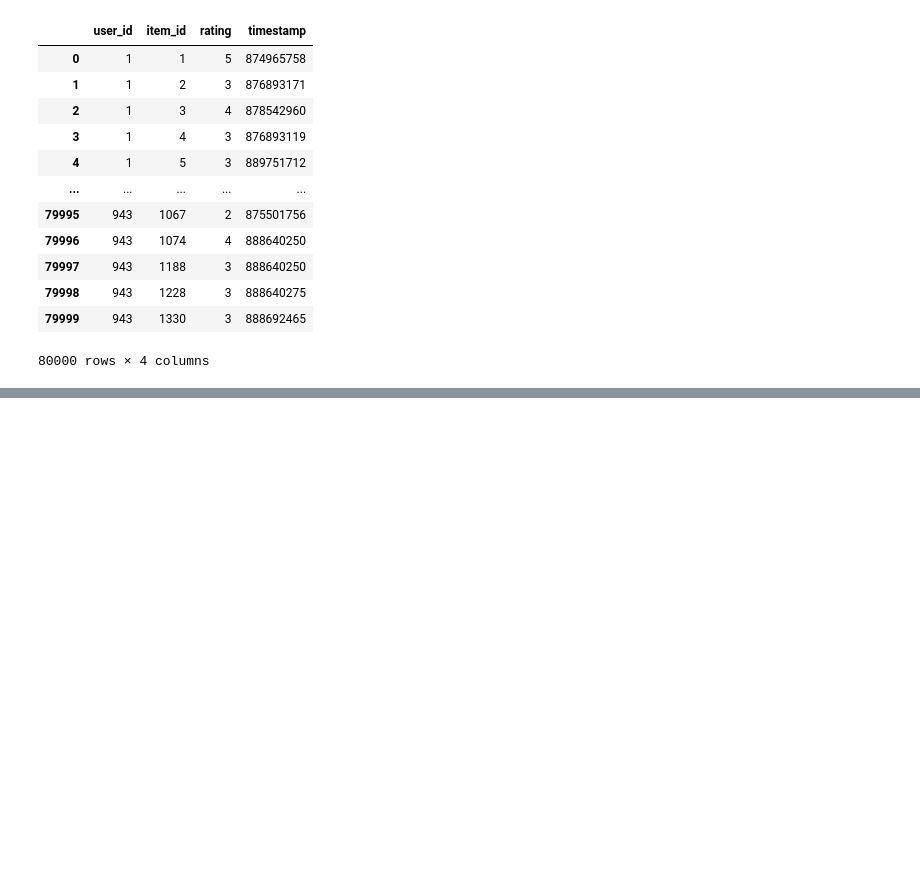
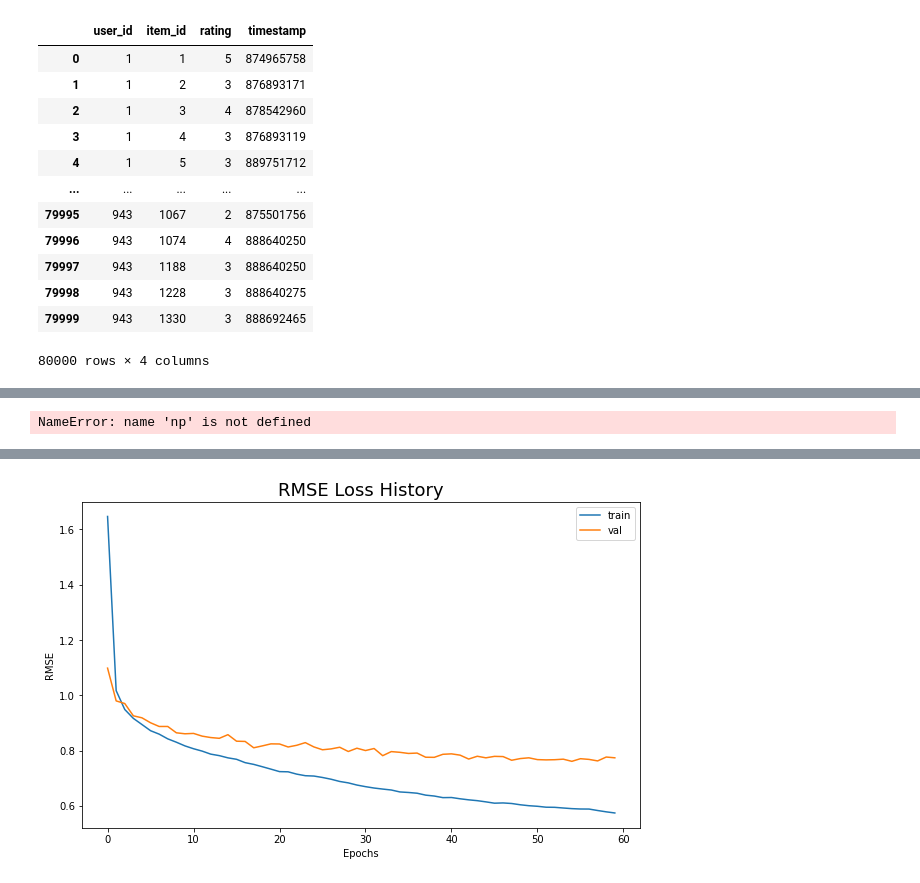
Before and after one commit to freddd1/AutoRec, a Jupyter notebook: driver.ipynb, the cells around one changed output, grey strips where cells are left out. Cells and saved outputs as stored; diff of their text form; code cells hidden in the pictures; blank space fills up the shorter version.

Commit message:
created `plot_train_history` in `plots.py`

```diff
--- a/driver.ipynb
+++ b/driver.ipynb
@@ -73,3 +72,9 @@ KeyboardInterrupt:
+# %%
+from utils.plots import plot_train_history
+
+plot_train_history(mf_trainer.train_losses, mf_trainer.val_losses)
+# %% [output]
+NameError: name 'np' is not defined
 # %%
 from src.data_prep import movielens_create_ratings
 train, test = movielens_create_ratings(1)
@@ -80,6 +85,8 @@ from src.autorec.training import AutoRecTrainer
 num_users, num_items = train.shape
 model = AutoRec(num_hidden=512, num_features=num_users)
 # %%
-autorec_trainer = AutoRecTrainer(train, test, model, epochs=100, batch_size=64, lr=0.001, reg=0.001)
+from utils.plots import plot_train_history
+autorec_trainer = AutoRecTrainer(train, test, model, epochs=60, batch_size=64, lr=0.001, reg=0.001)
 autorec_trainer.train_model()
+plot_train_history(autorec_trainer.train_losses, autorec_trainer.val_losses)
 # %% [output]
@@ -102,0 +110 @@ EPOCH 100: Avg losses: train: 0.535, val: 0.752
+[figure, added]
```
Also changed, not shown: parts of 2 cells of this notebook, 1 other file.
